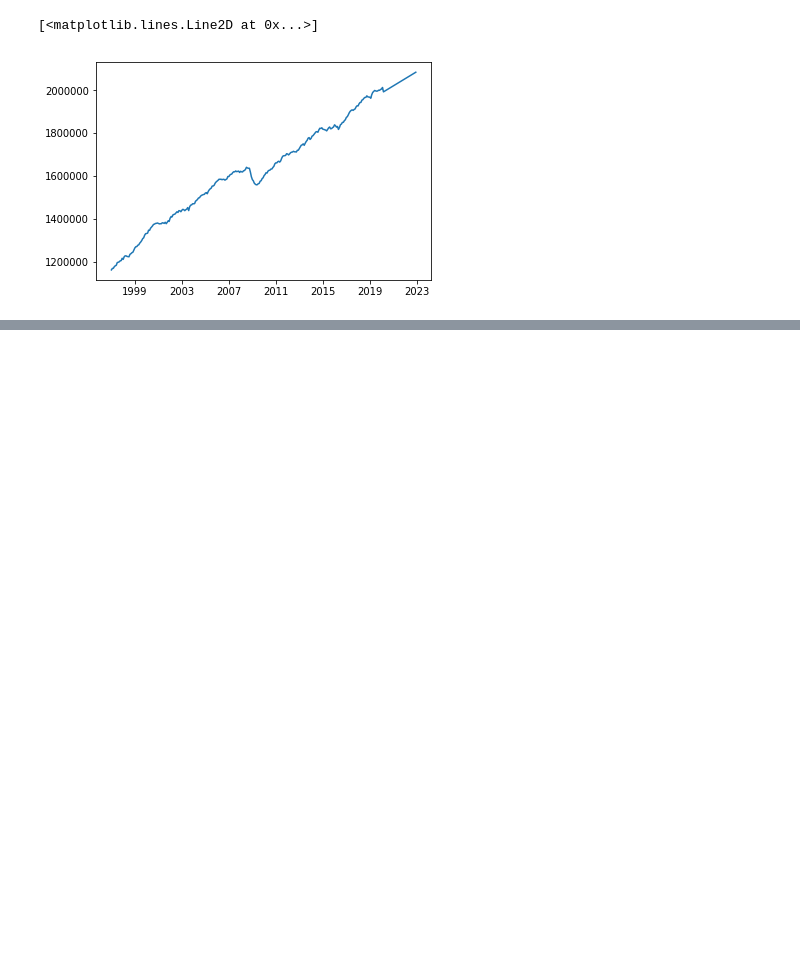
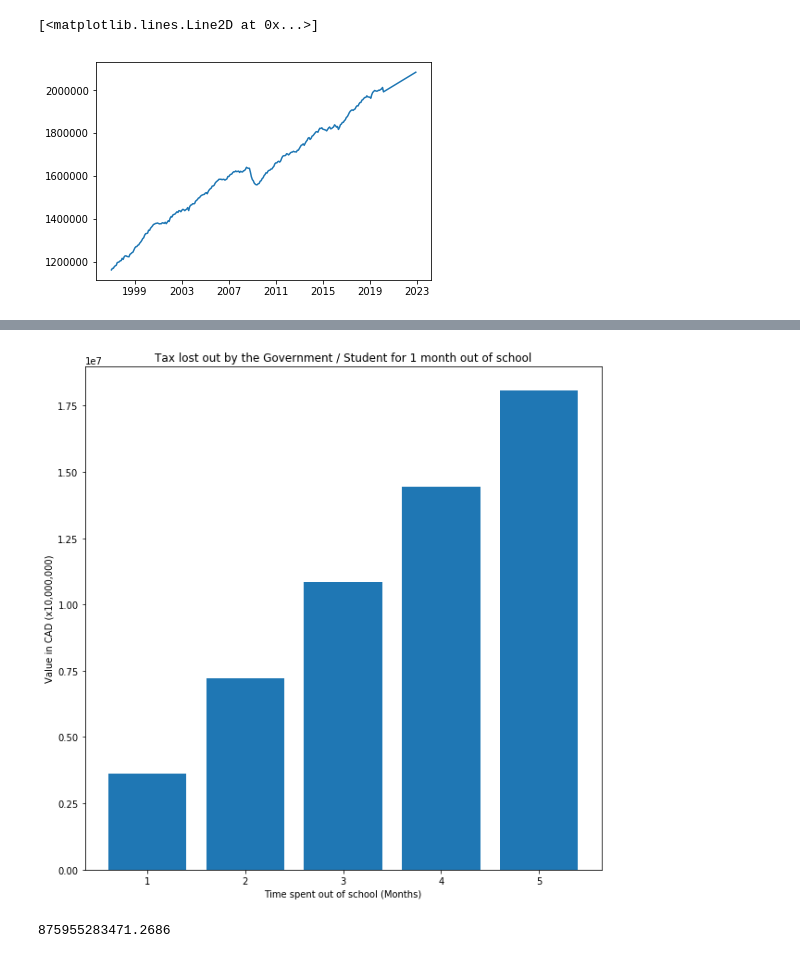
Before and after one commit to cb-ds-1/m2-6-project2, a Jupyter notebook: project2-jl.ipynb, the cells around one changed output, grey strips where cells are left out. Saved outputs shown, nothing was run; the diff lists cells and outputs as text; code cells hidden in the pictures; blank space fills up the shorter version.

```diff
--- a/project2-jl.ipynb
+++ b/project2-jl.ipynb
@@ -126,0 +208,25 @@ plt.show()
+# %%
+fig, ax = plt.subplots(figsize=(10,10))
+plt.title('Tax lost out by the Government / Student for 1 month out of school')
+plt.ylabel('Value in CAD (x10,000,000)')
+plt.xlabel('Time spent out of school (Months)')
+values_tax = [compounds['TaxAmount_{m}'.format(m=i)].max() for i in range(1, 6)]
+ax.bar([i for i in range(1, 6)], values_tax)
+plt.show()
+# %% [output]
+[figure, added]
+# %%
+abacus = pd.read_csv('data/abacus.csv')
+abdf = abacus.copy()
+year_studied = pop[pop['Year'] == 2020]
+abdf['N'] = abdf.Groups.apply(lambda group: year_studied.iloc[0][group])
+abdf['Nmiss'] = abdf['N'] * abdf['Perc']
+total_missed_school = abdf['Nmiss'].sum()
+# print(abdf)
+total_potential_income_tax_lost = compounds['TaxAmount_1'].max()
+total_potential_income_tax_lost_for_all_students = total_potential_income_tax_lost * total_missed_school
+
+# This is the total amount of tax the government could have collected from these students over the next 40 years
+total_potential_income_tax_lost_for_all_students
+# %% [output]
+875955283471.2686
```
Also changed, not shown: parts of 5 cells of this notebook, 1 other file.
